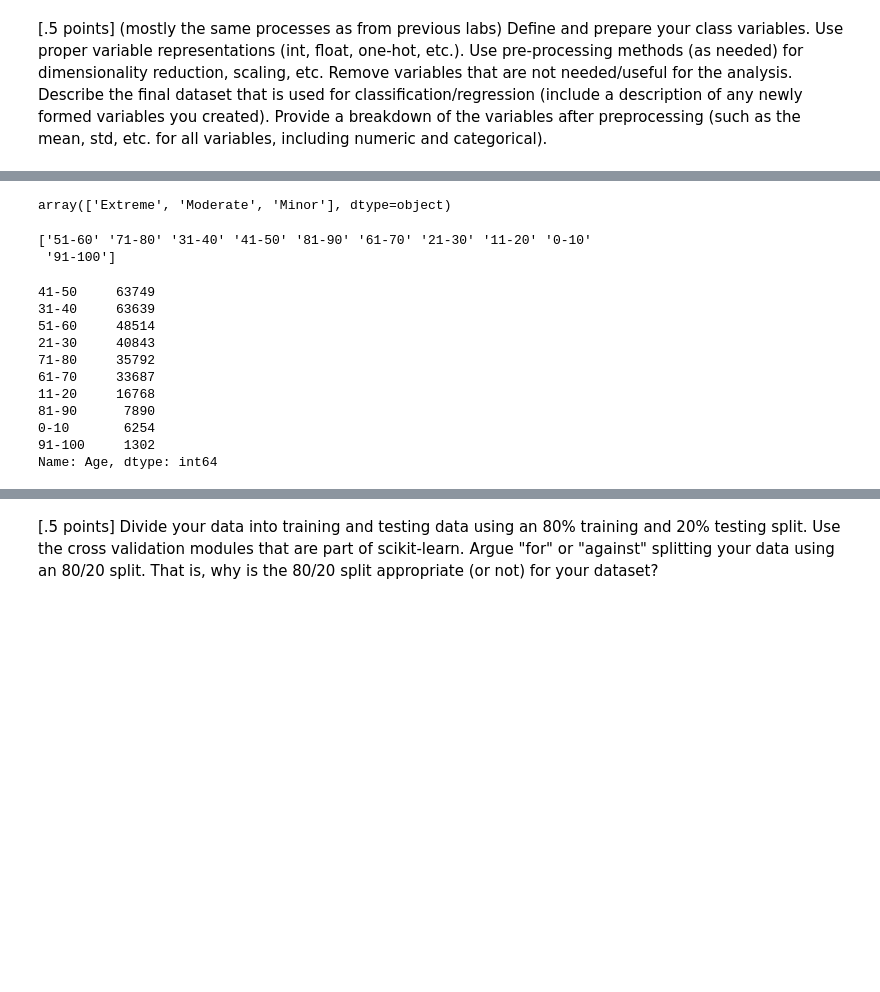
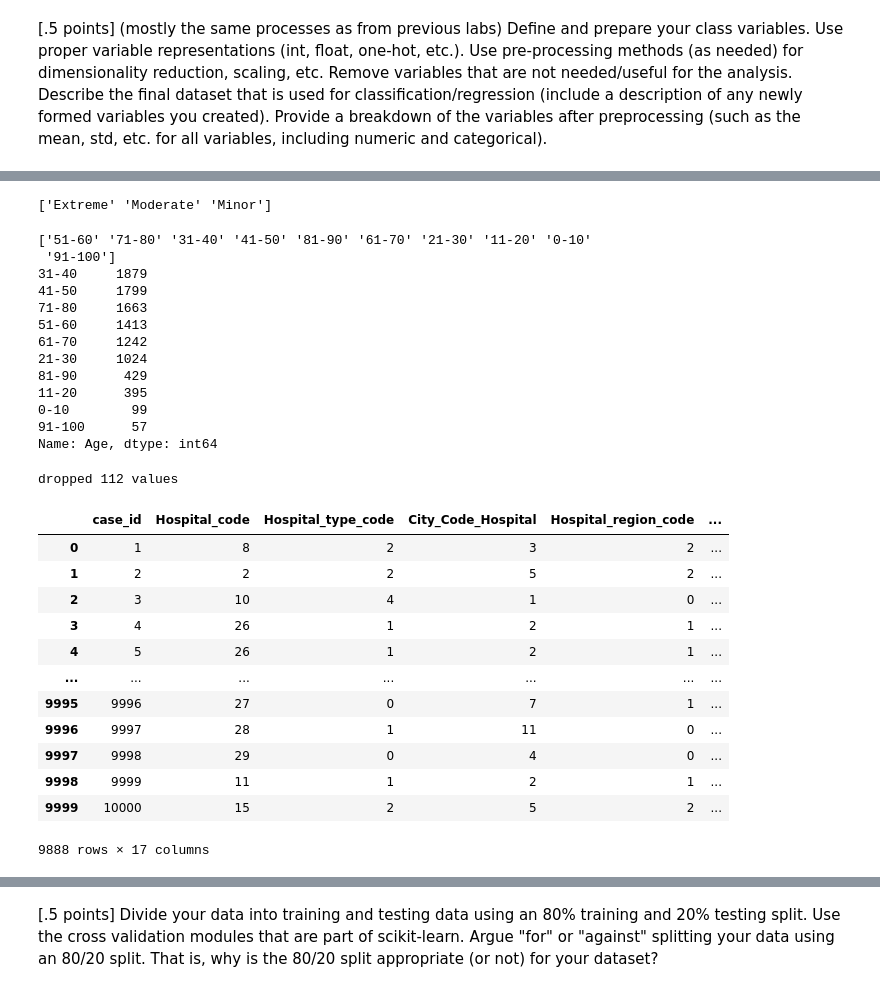
Before and after one commit to calebm00re/S22-ml03, a Jupyter notebook: notebook.ipynb, the cells around one changed output, grey strips where cells are left out. Saved outputs shown, nothing was run; the diff lists cells and outputs as text; code cells hidden in the pictures; blank space fills up the shorter version.

Commit message:
initial data review
Next up would be to get the cross validation score after converting things to function properly

```diff
--- a/notebook.ipynb
+++ b/notebook.ipynb
@@ -37,7 +40,7 @@ We plan to shoot for around 60% to keep our expectations realistic but also sign
 [.5 points] (mostly the same processes as from previous labs) Define and prepare your class variables. Use proper variable representations (int, float, one-hot, etc.). Use pre-processing methods (as needed) for dimensionality reduction, scaling, etc. Remove variables that are not needed/useful for the analysis. Describe the final dataset that is used for classification/regression (include a description of any newly formed variables you created). Provide a breakdown of the variables after preprocessing (such as the mean, std, etc. for all variables, including numeric and categorical).
 # %%
 # lets look at the data
-df = pd.read_csv('data/train.csv')
+df = pd.read_csv('data/train.csv', nrows=10000)
 print(df.shape)
 df.head()
 # %% [output]
@@ -89,21 +91,32 @@ array(['Emergency', 'Trauma', 'Urgent'], dtype=object)
 # %%
-df['Severity of Illness'].unique()
+print(df['Severity of Illness'].unique())
 # %% [output]
-array(['Extreme', 'Moderate', 'Minor'], dtype=object)
+['Extreme' 'Moderate' 'Minor']
 # %%
 print(df['Age'].unique())
-df['Age'].value_counts()
+print(df['Age'].value_counts())
 # %% [output]
 ['51-60' '71-80' '31-40' '41-50' '81-90' '61-70' '21-30' '11-20' '0-10'
  '91-100']
+31-40     1879
+41-50     1799
+71-80     1663
+51-60     1413
+61-70     1242
+21-30     1024
+81-90      429
+11-20      395
+0-10        99
+91-100      57
+Name: Age, dtype: int64
-41-50     63749
-31-40     63639
-51-60     48514
-21-30     40843
-71-80     35792
-61-70     33687
-11-20     16768
-81-90      7890
-0-10       6254
-91-100     1302
-Name: Age, dtype: int64
+# %%
+# lets get rid of any na values since we have enough raw data
+total_with_na = df.shape[0]
+df.dropna(inplace=True)
+print('dropped', total_with_na - df.shape[0], 'values')
+# %% [output]
+dropped 112 values
+# %%
+# separate the target column
+train_stays = df['Stay']
+df.drop('Stay', axis=1, inplace=True)
@@ -109,0 +175,17 @@ Name: Age, dtype: int64
+# %%
+df = df.replace(mapping)
+df
+# %% [output]
+|  | case_id | Hospital_code | Hospital_type_code | City_Code_Hospital | Hospital_region_code | ... |
+| 0 | 1 | 8 | 2 | 3 | 2 | ... |
+| 1 | 2 | 2 | 2 | 5 | 2 | ... |
+| 2 | 3 | 10 | 4 | 1 | 0 | ... |
+| 3 | 4 | 26 | 1 | 2 | 1 | ... |
+| 4 | 5 | 26 | 1 | 2 | 1 | ... |
+| ... | ... | ... | ... | ... | ... | ... |
+| 9995 | 9996 | 27 | 0 | 7 | 1 | ... |
+| 9996 | 9997 | 28 | 1 | 11 | 0 | ... |
+| 9997 | 9998 | 29 | 0 | 4 | 0 | ... |
+| 9998 | 9999 | 11 | 1 | 2 | 1 | ... |
+| 9999 | 10000 | 15 | 2 | 5 | 2 | ... |
+9888 rows × 17 columns
```
Also changed, not shown: parts of 13 cells of this notebook.
